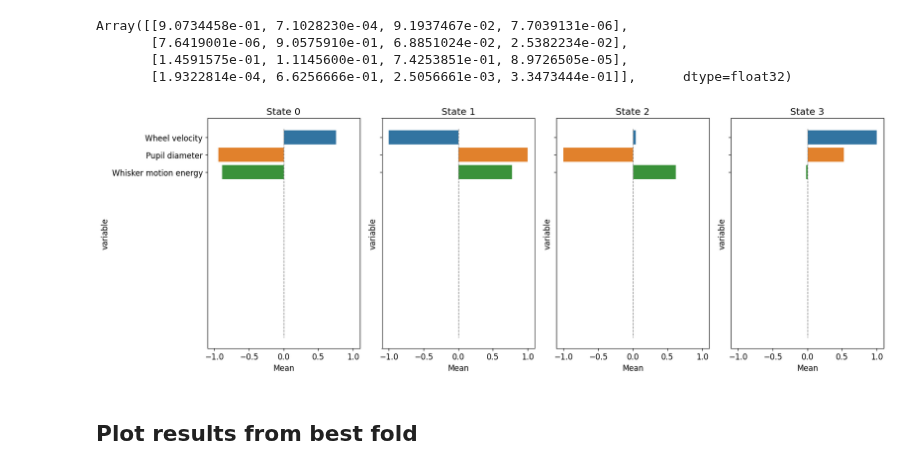
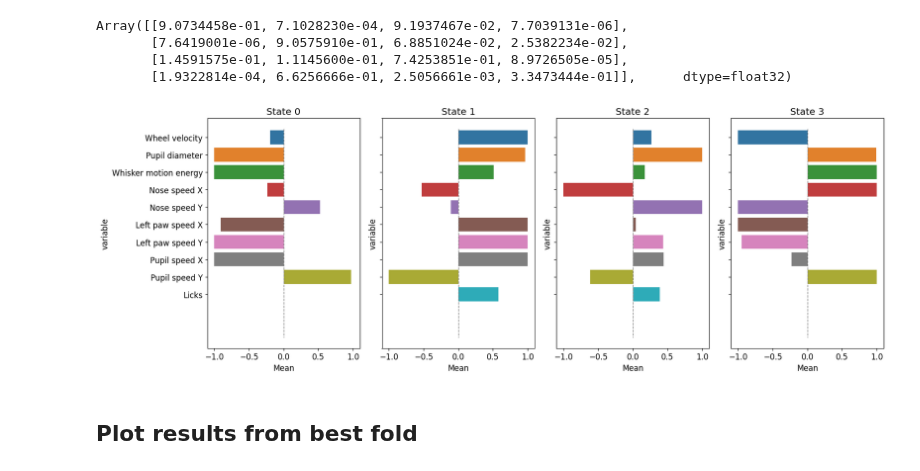
Before and after one commit to ineslaranjeira/representation_learning_variability, a Jupyter notebook: Models/Sub-trial/2_fit_models/gaussian_hmm.ipynb, the cells around one changed output. Cells and saved outputs as stored; diff of their text form; code cells hidden in the pictures.

```diff
--- a/Models/Sub-trial/2_fit_models/gaussian_hmm.ipynb
+++ b/Models/Sub-trial/2_fit_models/gaussian_hmm.ipynb
@@ -48,16 +65,16 @@ data_path =  '/home/ines/repositories/representation_learning_variability/DATA/S
 os.chdir(data_path)
 
 datasets = ["design_matrix_0.03", "design_matrix_0.05", "design_matrix_0.1"]
+datasets = ['design_matrix_v2_' + str(example_session) + '_0.1']
 datasets = ['design_matrix_v2_0.1']
 matrix_all_bins = defaultdict(list)
 
 for b, binning in enumerate(datasets):
     big_design_matrix = pickle.load(open(binning, "rb"))
     var_names = ['avg_wheel_vel', 'pupil_diameter',
-       'whisker_me']
-    #, 'nose_speed_X', 'nose_speed_Y', 'r_paw_speed_X',
-    #   'r_paw_speed_Y', 'l_paw_speed_X', 'l_paw_speed_Y', 'pupil_speed_X',
-    #   'pupil_speed_Y', 'Gaussian_licks'
+       'whisker_me', 'nose_speed_X', 'nose_speed_Y',
+       'l_paw_speed_X', 'l_paw_speed_Y', 'pupil_speed_X',
+       'pupil_speed_Y', 'Gaussian_licks']
 
     design_matrix = big_design_matrix.groupby('Bin')[var_names].mean()  #
     design_matrix = design_matrix.reset_index(level=[0])  # , 'Onset times'
@@ -115,7 +132,7 @@ for b, binning in enumerate(datasets):
 # %%
 num_iters = 100
 num_train_batches = 5
-last_state = 10  # Test up until last_state Ks
+last_state = 20  # Test up until last_state Ks
 state_step = 1
 # %% [markdown]
 ## Cross-validate and compare models with different K and different time resolutions
@@ -320,7 +346,7 @@ Array([[9.0734458e-01, 7.1028230e-04, 9.1937467e-02, 7.7039131e-06],
 # TODO: Plot estimates for variance on a separate plot, with uncertainty associated
 
 states = ('State 0', "State 1", "State 2", "State 3", 'State 4', 'State 5', 'State 6', 'State 7', 'State 8', 'State 9')
-states = ('State 0', "State 1", "State 2", "State 3", 'State 4', 'State 5','State 6')
+states = ('State 0', "State 1", "State 2", "State 3", 'State 4', 'State 5')
 states = ('State 0', "State 1", "State 2", 'State 3')  # , 'State 4'
 #states = ('State 0', "State 1", "State 2")
 
@@ -331,44 +357,44 @@ state_means = pd.DataFrame({
 'Wheel velocity': np.mean(fit_params[2].means[:].T[0], axis=1),
 'Pupil diameter': np.mean(fit_params[2].means[:].T[1], axis=1),
 'Whisker motion energy': np.mean(fit_params[2].means[:].T[2], axis=1),
+'Nose speed X': np.mean(fit_params[2].means[:].T[3], axis=1),
+'Nose speed Y': np.mean(fit_params[2].means[:].T[4], axis=1),
+'Left paw speed X': np.mean(fit_params[2].means[:].T[5], axis=1),
+'Left paw speed Y': np.mean(fit_params[2].means[:].T[6], axis=1),
+'Pupil speed X': np.mean(fit_params[2].means[:].T[7], axis=1),
+'Pupil speed Y': np.mean(fit_params[2].means[:].T[8], axis=1),
+'Licks': np.mean(fit_params[2].means[:].T[9], axis=1),
 })
 
-#'Nose speed X': np.mean(fit_params[2].means[:].T[3], axis=1),
-#'Nose speed Y': np.mean(fit_params[2].means[:].T[4], axis=1),
 #'Right paw speed X': np.mean(fit_params[2].means[:].T[5], axis=1),
 #'Right paw speed Y': np.mean(fit_params[2].means[:].T[6], axis=1),
-#'Left paw speed X': np.mean(fit_params[2].means[:].T[7], axis=1),
-#'Left paw speed Y': np.mean(fit_params[2].means[:].T[8], axis=1),
-#'Pupil speed X': np.mean(fit_params[2].means[:].T[9], axis=1),
-#'Pupil speed Y': np.mean(fit_params[2].means[:].T[10], axis=1),
-#'Licks': np.mean(fit_params[2].means[:].T[11], axis=1)
 
 # Standardize so that values vary between -1 and 1
 for c, column in enumerate(state_means.keys()[:-1]):
 
     # Calculate min and max values
     min_value = state_means[column].min()
     max_value = state_means[column].max()
 
     # Standardize values between -1 and 1
     state_means[column] = (state_means[column] - min_value) / (max_value - min_value) * 2 - 1
 
 
 state_means['State'] = np.arange(0, len(states))
 
 melted_state_means = pd.melt(state_means, id_vars =['State'], value_vars=np.array(state_means.keys()[:-1]))
 
 for s, state in enumerate(states):
        use_data = melted_state_means.loc[melted_state_means['State']==s]
        sns.barplot(y='variable', x='value', data=use_data, ax=ax[s])
        #ax[s].set_yticklabels(np.array(state_means.keys()[:-1]), rotation=45)
        ax[s].vlines(0, -.50, 11.5, color='Gray', linestyles='--', linewidth=1)
        ax[s].set_xlabel('Mean')
        ax[s].set_title(state)
 
 plt.tight_layout()
 # %% [output]
-[figure, old version]
+[figure, new version]
 # %% [markdown]
 ## Plot results from best fold
 # %%
```
Also changed, not shown: parts of 15 cells of this notebook, 3 other files.
